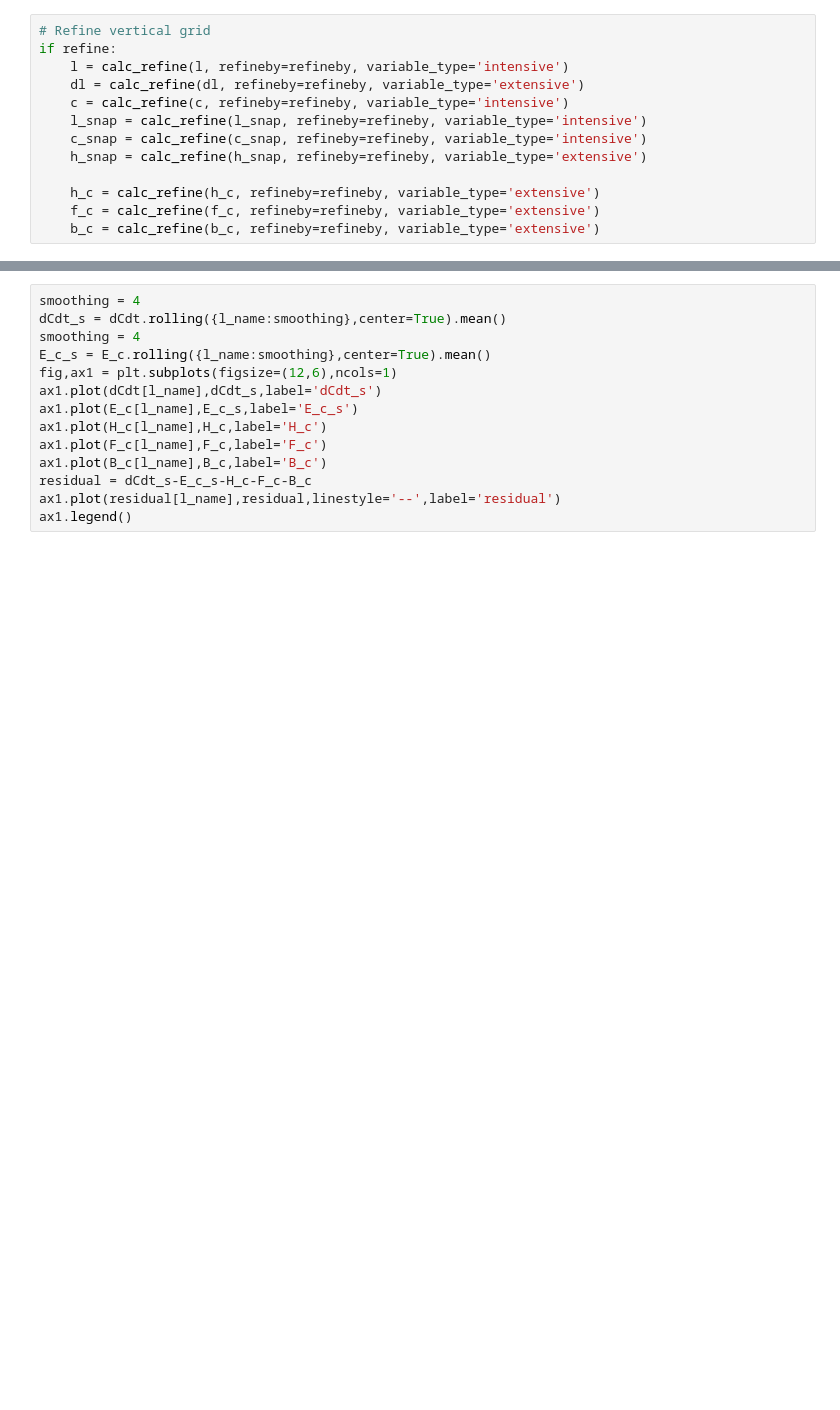
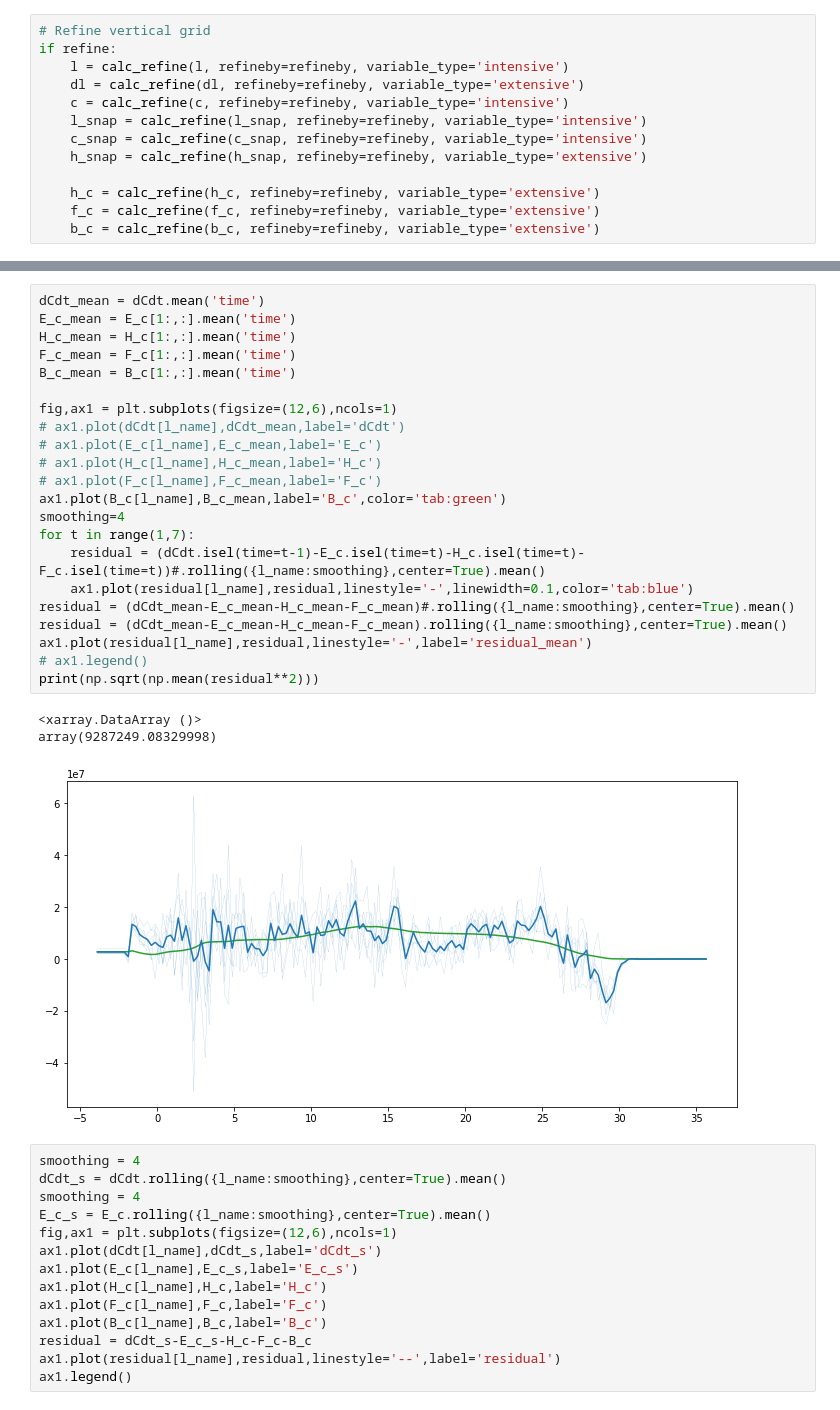
Before and after one commit to gmacgilchrist/wmt_bgc, a Jupyter notebook: calc_wmt_o2.ipynb, the cells around one changed output, grey strips where cells are left out. Saved outputs shown, nothing was run; the diff lists cells and outputs as text; blank space fills up the shorter version.

```diff
--- a/calc_wmt_o2.ipynb
+++ b/calc_wmt_o2.ipynb
@@ -181,3 +203,29 @@ Coordinates:
+# %%
+dCdt_mean = dCdt.mean('time')
+E_c_mean = E_c[1:,:].mean('time')
+H_c_mean = H_c[1:,:].mean('time')
+F_c_mean = F_c[1:,:].mean('time')
+B_c_mean = B_c[1:,:].mean('time')
+
+fig,ax1 = plt.subplots(figsize=(12,6),ncols=1)
+# ax1.plot(dCdt[l_name],dCdt_mean,label='dCdt')
+# ax1.plot(E_c[l_name],E_c_mean,label='E_c')
+# ax1.plot(H_c[l_name],H_c_mean,label='H_c')
+# ax1.plot(F_c[l_name],F_c_mean,label='F_c')
+ax1.plot(B_c[l_name],B_c_mean,label='B_c',color='tab:green')
+smoothing=4
+for t in range(1,7):
+    residual = (dCdt.isel(time=t-1)-E_c.isel(time=t)-H_c.isel(time=t)-F_c.isel(time=t))#.rolling({l_name:smoothing},center=True).mean()
+    ax1.plot(residual[l_name],residual,linestyle='-',linewidth=0.1,color='tab:blue')
+residual = (dCdt_mean-E_c_mean-H_c_mean-F_c_mean)#.rolling({l_name:smoothing},center=True).mean()
+residual = (dCdt_mean-E_c_mean-H_c_mean-F_c_mean).rolling({l_name:smoothing},center=True).mean()
+ax1.plot(residual[l_name],residual,linestyle='-',label='residual_mean')
+# ax1.legend()
+print(np.sqrt(np.mean(residual**2)))
+# %% [output]
+<xarray.DataArray ()>
+array(9287249.08329998)
+[figure, added]
 # %%
 smoothing = 4
 dCdt_s = dCdt.rolling({l_name:smoothing},center=True).mean()
```
Also changed, not shown: parts of 6 cells of this notebook, 6 other files.
